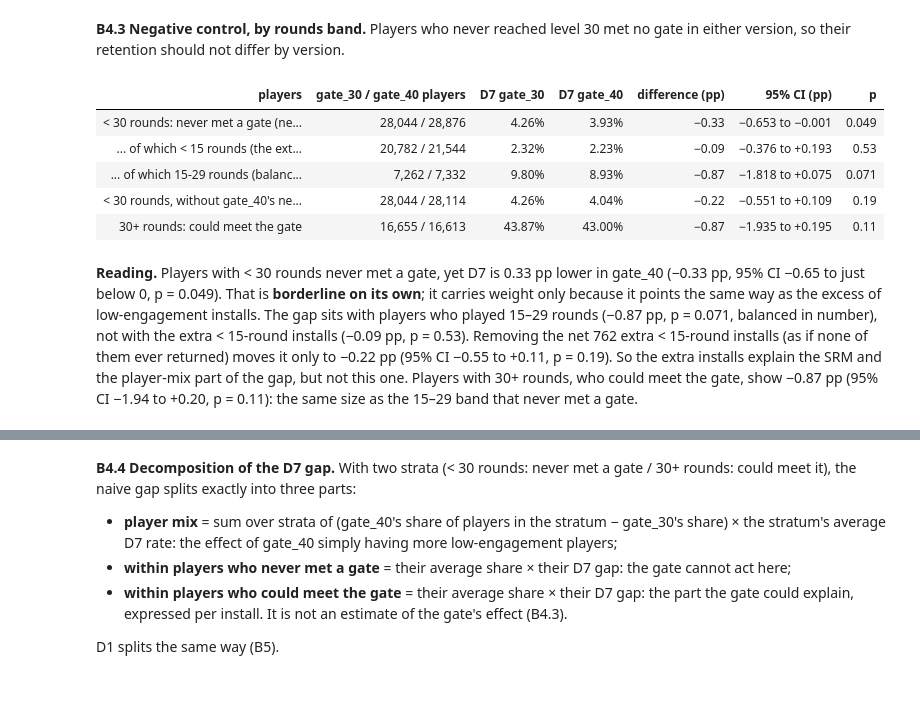
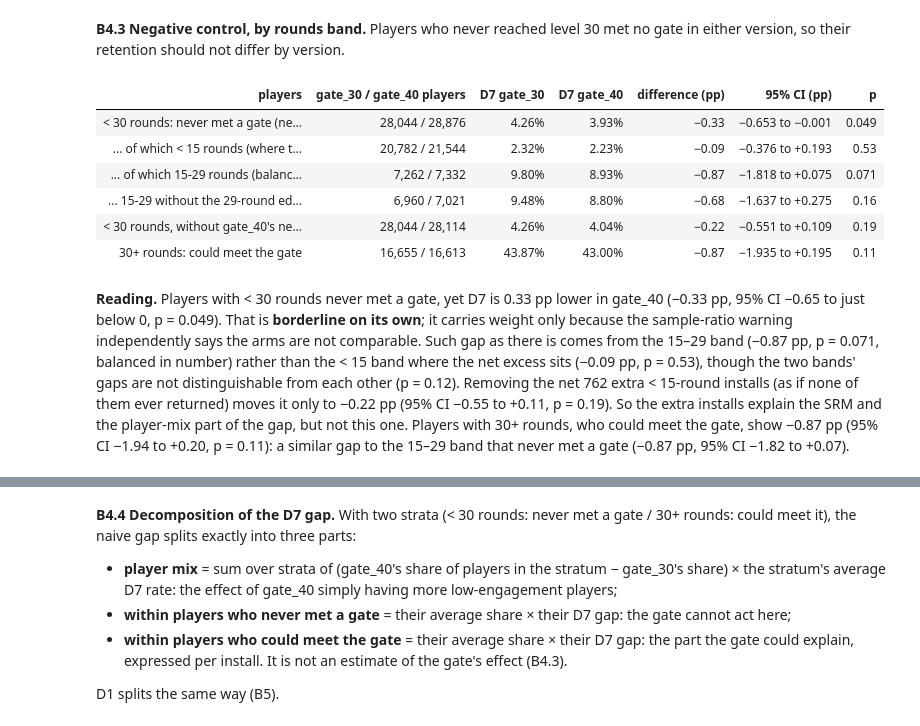
Before and after one commit to edwinzhang98/retention-ab-test-analysis, a Jupyter notebook: notebooks/03_ab_test.ipynb, the cells around one changed output, grey strips where cells are left out. Saved outputs shown, nothing was run; the diff lists cells and outputs as text; code cells hidden in the pictures; blank space fills up the shorter version.

```diff
--- a/notebooks/03_ab_test.ipynb
+++ b/notebooks/03_ab_test.ipynb
@@ -731,8 +731,11 @@ for dim, (label, order) in DIMS.items():
     differing = holm_tab.loc[holm_tab["differs_adj"], dim].astype(str).tolist()
     assert differs == h["differs_from_rest"] and lift_ne0 == h["lift_positive"]
     assert differing == h["segments_differing_holm"] and len(order) == h["n_segments"]
-    # the contrast's point estimate is the raw difference: segment lift minus the lift in all other segments
+    # the contrast's point estimate is the raw difference: segment lift minus the lift in all other segments;
+    # its CI is centred on the Agresti-Caffo difference (diff_vs_rest_ac), shown as "CI centre (adjusted)"
     assert np.allclose(holm_tab["diff_vs_rest"], holm_tab["abs_lift"] - holm_tab["lift_rest"], rtol=0, atol=1e-12)
+    assert np.allclose((holm_tab["diff_vs_rest_ci_low"] + holm_tab["diff_vs_rest_ci_high"]) / 2, holm_tab["diff_vs_rest_ac"],
+                       rtol=0, atol=1e-12)
     count_rows.append({"dimension": label, "segments": len(order),
                        **{f"differ from rest, {name}": differs[m] for m, name in METHODS.items()},
                        "expected by chance if none differed (n × α)": len(order) * C.ALPHA,
@@ -751,6 +754,7 @@ def contrasts(dim: str) -> pd.DataFrame:
         "lift 95% CI (pp)": [ci_txt(lo, hi) for lo, hi in zip(d["abs_ci_low"], d["abs_ci_high"])],
         "lift in other segments (pp)": d["lift_rest"].to_numpy() * 100,
         "difference vs rest (pp, raw)": d["diff_vs_rest"].to_numpy() * 100,
+        "CI centre (adjusted)": d["diff_vs_rest_ac"].to_numpy() * 100,
         "difference 95% CI (pp, Agresti–Caffo)": [ci_txt(lo, hi) for lo, hi in
                                                   zip(d["diff_vs_rest_ci_low"], d["diff_vs_rest_ci_high"])],
         "p vs rest": d["p_vs_rest"].to_numpy(), "p vs rest, Holm": d["p_vs_rest_adj"].to_numpy(),
@@ -758,8 +762,8 @@ def contrasts(dim: str) -> pd.DataFrame:
 
 
 C_FMT = {"ad users": "{:,}", "PSA users": "{:,}", "PSA conversions": "{:,}", "PSA rate": "{:.2%}", "lift (pp)": "{:+.2f}",
-         "lift in other segments (pp)": "{:+.2f}", "difference vs rest (pp, raw)": "{:+.2f}", "p vs rest": fmt_p,
-         "p vs rest, Holm": fmt_p}
+         "lift in other segments (pp)": "{:+.2f}", "difference vs rest (pp, raw)": "{:+.2f}",
+         "CI centre (adjusted)": "{:+.2f}", "p vs rest": fmt_p, "p vs rest, Holm": fmt_p}
 day_c = seg["most_ads_day"]["holm"].assign(most_ads_day=lambda d: d["most_ads_day"].astype(str)).set_index("most_ads_day")
 table(contrasts("most_ads_day"), C_FMT, bold_below=["p vs rest, Holm"])
 # claims the text relies on: Tuesday above and Thursday below the other days, both surviving Holm; no hour or daypart
@@ -770,7 +774,7 @@ assert het["most_ads_hour"]["differs_from_rest"]["none"] == 0 and het["daypart"]
 assert day_c["rate_c"].rank().loc["Tuesday"] <= 2
 print("Difference vs rest: the point estimate is the raw difference (lift minus the lift in the other segments); its CI "
       "and p use Agresti-Caffo adjusted rates, so in sparse cells the CI is not centred on the point. CIs are per "
-      "segment, not simultaneous.")
+      "segment, not simultaneous. 'CI centre (adjusted)' is the Agresti-Caffo difference the CI and p are about.")
 # %% [output]
 | dimension | segments | differ from rest, unadjusted | differ from rest, Bonferroni | differ from rest, Holm | differ from rest, BH | ... |
 | peak ad day | 7 | 2 | 2 | 2 | 2 | ... |
@@ -1151,7 +1155,9 @@ show("gate_engagement_gap")
 **B4.3 Negative control, by rounds band.** Players who never reached level 30 met no gate in either version, so their retention should not differ by version.
 # %%
 GROUPS = {"never_reached_30": players["sum_gamerounds"] < 30, "rounds_lt_15": players["sum_gamerounds"] < 15,
-          "rounds_15_29": players["sum_gamerounds"].between(15, 29), "reached_30": players["sum_gamerounds"] >= 30}
+          "rounds_15_29": players["sum_gamerounds"].between(15, 29), "reached_30": players["sum_gamerounds"] >= 30,
+          # edge case: at exactly 29 rounds a gate_30 player may already face the gate
+          "rounds_15_28": players["sum_gamerounds"].between(15, 28), "rounds_29": players["sum_gamerounds"] == 29}
 
 
 def by_version(mask, metric, drop_t=0):
@@ -1164,43 +1170,64 @@ def by_version(mask, metric, drop_t=0):
 nc_res = {}
 for key, mask in GROUPS.items():
     refs = [G["negative_control"].get(key), G["retention_by_rounds_band"].get({"reached_30": "rounds_ge_30"}.get(key, key))]
     for m in ("retention_1", "retention_7"):
         r = by_version(mask, m)
         for ref in (x[m] for x in refs if x):
             mismatch = [k for k, v in ref.items() if not same(getattr(r, k), v)]
             assert not mismatch, f"{key} / {m}: recompute differs from results.json: {mismatch}"
         nc_res[(key, m)] = r
 
 # The negative control once gate_40's net excess of < 15-round installs is removed (as if none of them ever returned)
 ex15 = G["excess_players_with_lt_15_rounds"]
 nc_removed = by_version(GROUPS["never_reached_30"], "retention_7", drop_t=ex15)
 ref = G["negative_control"]["never_reached_30_excess_removed"]
 assert ref["excess_removed"] == ex15
 assert not [k for k, v in ref["retention_7"].items() if not same(getattr(nc_removed, k), v)]
 
 nc7, b15, b1529, b30 = (nc_res[(k, "retention_7")] for k in ("never_reached_30", "rounds_lt_15", "rounds_15_29", "reached_30"))
-# claims the text relies on: the negative control is borderline (just under alpha); its gap sits at 15-29 rounds, not
-# with the < 15-round installs; 15-29 and 30+ show about the same gap; removing the excess leaves no clear gap
+b1528, r29 = nc_res[("rounds_15_28", "retention_7")], nc_res[("rounds_29", "retention_7")]
+
+
+# Do the 15-29 and < 15 bands' D7 gaps differ from each other? (independent bands, unpooled standard errors)
+def gap_se(r):
+    return np.sqrt(r.rate_t * (1 - r.rate_t) / r.n_t + r.rate_c * (1 - r.rate_c) / r.n_c)
+
+
+gap_diff, gap_diff_se = b1529.abs_lift - b15.abs_lift, np.hypot(gap_se(b1529), gap_se(b15))
+gap_diff_p = 2 * sps.norm.sf(abs(gap_diff / gap_diff_se))
+ref = G["d7_band_gap_difference_15_29_vs_lt_15"]
+assert same(gap_diff, ref["diff"]) and same(gap_diff_se, ref["se"]) and same(gap_diff_p, ref["p_value"])
+
+# claims the text relies on: the negative control is borderline (just under alpha); such gap as there is comes from
+# 15-29 rounds rather than < 15, though the two bands' gaps are not distinguishable; 15-29 and 30+ show a similar
+# (negative) gap; removing the excess leaves no clear gap; the 29-round edge case is small and balanced in number, and
+# without it 15-28 still shows a negative gap
 assert 0.01 < nc7.p_value < C.ALPHA and abs(b15.abs_lift) < abs(b1529.abs_lift) and b15.p_value > C.ALPHA
-assert abs(b1529.abs_lift - b30.abs_lift) < 0.0005 and nc_removed.p_value > C.ALPHA
+assert gap_diff_p > C.ALPHA
+assert b1529.abs_lift < 0 and b30.abs_lift < 0 and abs(b1529.abs_lift - b30.abs_lift) < 0.005
+assert nc_removed.p_value > C.ALPHA
+assert r29.n_t + r29.n_c < 0.05 * (b1529.n_t + b1529.n_c)
+assert S.srm_check(r29.n_t, r29.n_c, C.INTENDED_GATE40_SHARE)["p_value"] > C.ALPHA and b1528.abs_lift < 0
 table(pd.DataFrame([{
     "players": label, "gate_30 / gate_40 players": f"{r.n_c:,} / {r.n_t:,}", "D7 gate_30": r.rate_c, "D7 gate_40": r.rate_t,
     "difference (pp)": r.abs_lift * 100, "95% CI (pp)": ci_txt(r.abs_ci_low, r.abs_ci_high, 3), "p": r.p_value,
 } for label, r in (("< 30 rounds: never met a gate (negative control)", nc7),
-                   ("... of which < 15 rounds (the extra installs sit here)", b15),
+                   ("... of which < 15 rounds (where the net excess sits)", b15),
                    ("... of which 15-29 rounds (balanced in number)", b1529),
+                   ("... 15-29 without the 29-round edge case (15-28 rounds)", b1528),
                    (f"< 30 rounds, without gate_40's net excess of {ex15:,} < 15-round installs", nc_removed),
                    ("30+ rounds: could meet the gate", b30))]),
       {"D7 gate_30": "{:.2%}", "D7 gate_40": "{:.2%}", "difference (pp)": "{:+.2f}", "p": fmt_p}, bold_below=["p"])
 # %% [output]
 | players | gate_30 / gate_40 players | D7 gate_30 | D7 gate_40 | difference (pp) | 95% CI (pp) | p |
 | < 30 rounds: never met a gate (ne... | 28,044 / 28,876 | 4.26% | 3.93% | −0.33 | −0.653 to −0.001 | 0.049 |
-| ... of which < 15 rounds (the ext... | 20,782 / 21,544 | 2.32% | 2.23% | −0.09 | −0.376 to +0.193 | 0.53 |
+| ... of which < 15 rounds (where t... | 20,782 / 21,544 | 2.32% | 2.23% | −0.09 | −0.376 to +0.193 | 0.53 |
 | ... of which 15-29 rounds (balanc... | 7,262 / 7,332 | 9.80% | 8.93% | −0.87 | −1.818 to +0.075 | 0.071 |
+| ... 15-29 without the 29-round ed... | 6,960 / 7,021 | 9.48% | 8.80% | −0.68 | −1.637 to +0.275 | 0.16 |
 | < 30 rounds, without gate_40's ne... | 28,044 / 28,114 | 4.26% | 4.04% | −0.22 | −0.551 to +0.109 | 0.19 |
 | 30+ rounds: could meet the gate | 16,655 / 16,613 | 43.87% | 43.00% | −0.87 | −1.935 to +0.195 | 0.11 |
 # %% [markdown]
-**Reading.** Players with < 30 rounds never met a gate, yet D7 is 0.33 pp lower in gate_40 (−0.33 pp, 95% CI −0.65 to just below 0, p = 0.049). That is **borderline on its own**; it carries weight only because it points the same way as the excess of low-engagement installs. The gap sits with players who played 15–29 rounds (−0.87 pp, p = 0.071, balanced in number), not with the extra < 15-round installs (−0.09 pp, p = 0.53). Removing the net 762 extra < 15-round installs (as if none of them ever returned) moves it only to −0.22 pp (95% CI −0.55 to +0.11, p = 0.19). So the extra installs explain the SRM and the player-mix part of the gap, but not this one. Players with 30+ rounds, who could meet the gate, show −0.87 pp (95% CI −1.94 to +0.20, p = 0.11): the same size as the 15–29 band that never met a gate.
+**Reading.** Players with < 30 rounds never met a gate, yet D7 is 0.33 pp lower in gate_40 (−0.33 pp, 95% CI −0.65 to just below 0, p = 0.049). That is **borderline on its own**; it carries weight only because the sample-ratio warning independently says the arms are not comparable. Such gap as there is comes from the 15–29 band (−0.87 pp, p = 0.071, balanced in number) rather than the < 15 band where the net excess sits (−0.09 pp, p = 0.53), though the two bands' gaps are not distinguishable from each other (p = 0.12). Removing the net 762 extra < 15-round installs (as if none of them ever returned) moves it only to −0.22 pp (95% CI −0.55 to +0.11, p = 0.19). So the extra installs explain the SRM and the player-mix part of the gap, but not this one. Players with 30+ rounds, who could meet the gate, show −0.87 pp (95% CI −1.94 to +0.20, p = 0.11): a similar gap to the 15–29 band that never met a gate (−0.87 pp, 95% CI −1.82 to +0.07).
 # %%
 show("gate_negative_control")
 # %% [output]
```
Also changed, not shown: parts of 15 cells of this notebook, 40 other files.
